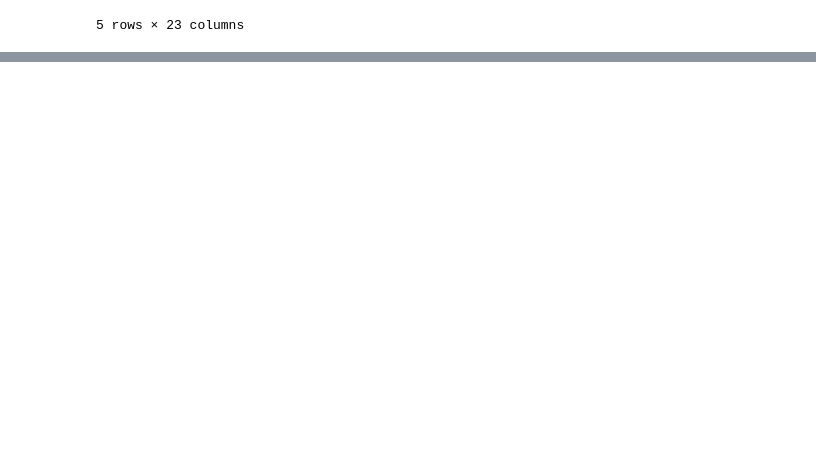
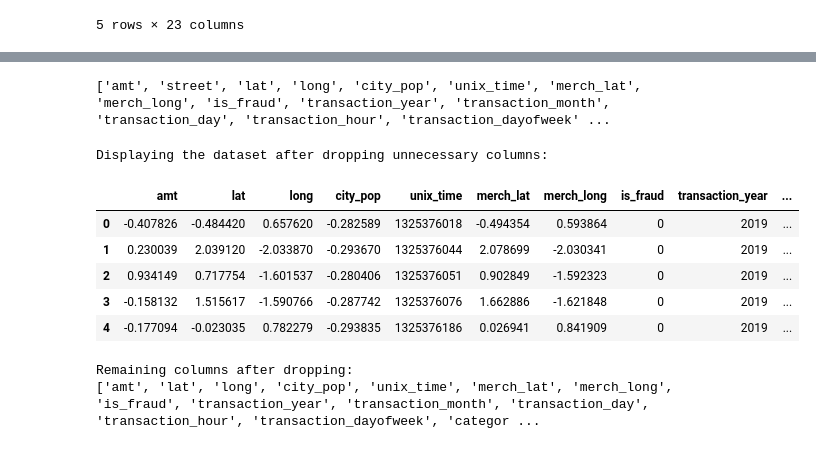
Before and after one commit to EDMMaster/FraudDetection, a Jupyter notebook: main.ipynb, the cells around one changed output, grey strips where cells are left out. Cells and saved outputs as stored; diff of their text form; code cells hidden in the pictures; blank space fills up the shorter version.

```diff
--- a/main.ipynb
+++ b/main.ipynb
@@ -53,3 +52,13 @@ fraud_test_df.head()
 | 3 | 3 | 2020-06-21 12:15:15 | 3591919803438423 | fraud_Haley Group | misc_pos | 60.05 | Brian | Williams | M | ... |
 | 4 | 4 | 2020-06-21 12:15:17 | 3526826139003047 | fraud_Johnston-Casper | travel | 3.19 | Nathan | Massey | M | ... |
 5 rows × 23 columns
+# %%
+# Convert 'trans_date_trans_time' to datetime
+fraud_train_df['trans_date_trans_time'] = pd.to_datetime(fraud_train_df['trans_date_trans_time'])
+
+# Extracting year, month, day, hour, and day of the week as new features
+fraud_train_df['transaction_year'] = fraud_train_df['trans_date_trans_time'].dt.year
+fraud_train_df['transaction_month'] = fraud_train_df['trans_date_trans_time'].dt.month
+fraud_train_df['transaction_day'] = fraud_train_df['trans_date_trans_time'].dt.day
+fraud_train_df['transaction_hour'] = fraud_train_df['trans_date_trans_time'].dt.hour
+fraud_train_df['transaction_dayofweek'] = fraud_train_df['trans_date_trans_time'].dt.dayofweek
@@ -55,0 +148,12 @@ fraud_test_df.head()
+# %%
+from sklearn.preprocessing import LabelEncoder
+
+# Encoding categorical variables
+label_encoder = LabelEncoder()
+fraud_train_df['category_encoded'] = label_encoder.fit_transform(fraud_train_df['category'])
+fraud_train_df['gender_encoded'] = label_encoder.fit_transform(fraud_train_df['gender'])
+fraud_train_df['job_encoded'] = label_encoder.fit_transform(fraud_train_df['job'])
+
+# Displaying the first few rows to verify the encoded columns
+print("\nDisplaying the dataset with encoded categorical variables:")
+display(fraud_train_df[['category', 'category_encoded', 'gender', 'gender_encoded', 'job', 'job_encoded']].head())
@@ -55,0 +171,13 @@ fraud_test_df.head()
+# %%
+from sklearn.preprocessing import StandardScaler
+
+# Selecting numerical features to scale
+numerical_features = ['amt', 'lat', 'long', 'merch_lat', 'merch_long', 'city_pop']
+
+# Scaling numerical features
+scaler = StandardScaler()
+fraud_train_df[numerical_features] = scaler.fit_transform(fraud_train_df[numerical_features])
+
+# Displaying the first few rows to verify the scaled features
+print("\nDisplaying the dataset after scaling numerical features:")
+display(fraud_train_df[numerical_features].head())
@@ -55,0 +192,30 @@ fraud_test_df.head()
+# %%
+# Display all column names to check their correctness
+print(fraud_train_df.columns.tolist())
+# %% [output]
+['amt', 'street', 'lat', 'long', 'city_pop', 'unix_time', 'merch_lat', 'merch_long', 'is_fraud', 'transaction_year', 'transaction_month', 'transaction_day', 'transaction_hour', 'transaction_dayofweek' ...
+# %%
+# Updated columns_to_drop based on the current column names
+columns_to_drop = ['street']  # 'street' is the only unnecessary column from the current list
+
+# Dropping the columns
+fraud_train_df = fraud_train_df.drop(columns=columns_to_drop, axis=1)
+
+# Display the dataset to verify that unnecessary columns have been dropped
+print("\nDisplaying the dataset after dropping unnecessary columns:")
+display(fraud_train_df.head())
+# %% [output]
+Displaying the dataset after dropping unnecessary columns:
+|  | amt | lat | long | city_pop | unix_time | merch_lat | merch_long | is_fraud | transaction_year | ... |
+| 0 | -0.407826 | -0.484420 | 0.657620 | -0.282589 | 1325376018 | -0.494354 | 0.593864 | 0 | 2019 | ... |
+| 1 | 0.230039 | 2.039120 | -2.033870 | -0.293670 | 1325376044 | 2.078699 | -2.030341 | 0 | 2019 | ... |
+| 2 | 0.934149 | 0.717754 | -1.601537 | -0.280406 | 1325376051 | 0.902849 | -1.592323 | 0 | 2019 | ... |
+| 3 | -0.158132 | 1.515617 | -1.590766 | -0.287742 | 1325376076 | 1.662886 | -1.621848 | 0 | 2019 | ... |
+| 4 | -0.177094 | -0.023035 | 0.782279 | -0.293835 | 1325376186 | 0.026941 | 0.841909 | 0 | 2019 | ... |
+# %%
+# Display the remaining columns
+print("\nRemaining columns after dropping:")
+print(fraud_train_df.columns.tolist())
+# %% [output]
+Remaining columns after dropping:
+['amt', 'lat', 'long', 'city_pop', 'unix_time', 'merch_lat', 'merch_long', 'is_fraud', 'transaction_year', 'transaction_month', 'transaction_day', 'transaction_hour', 'transaction_dayofweek', 'categor ...
```
Also changed, not shown: parts of 13 cells of this notebook.
